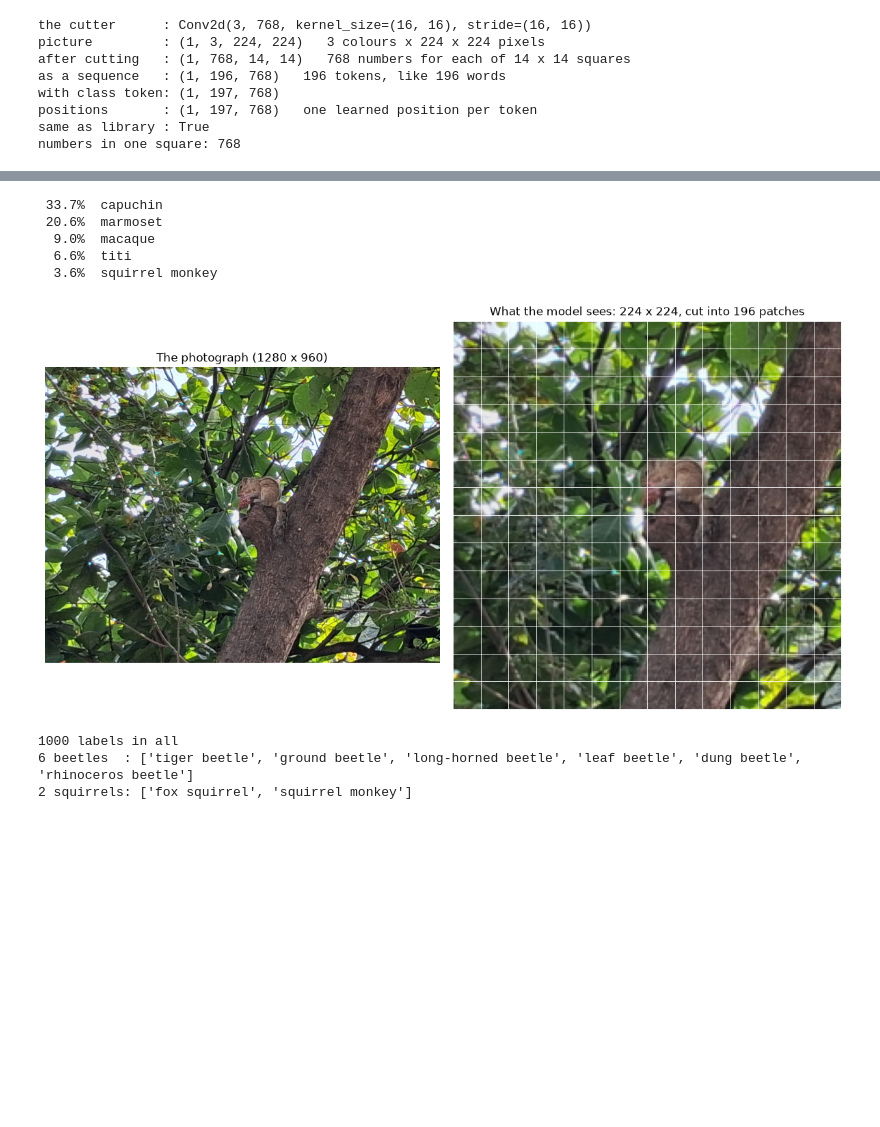
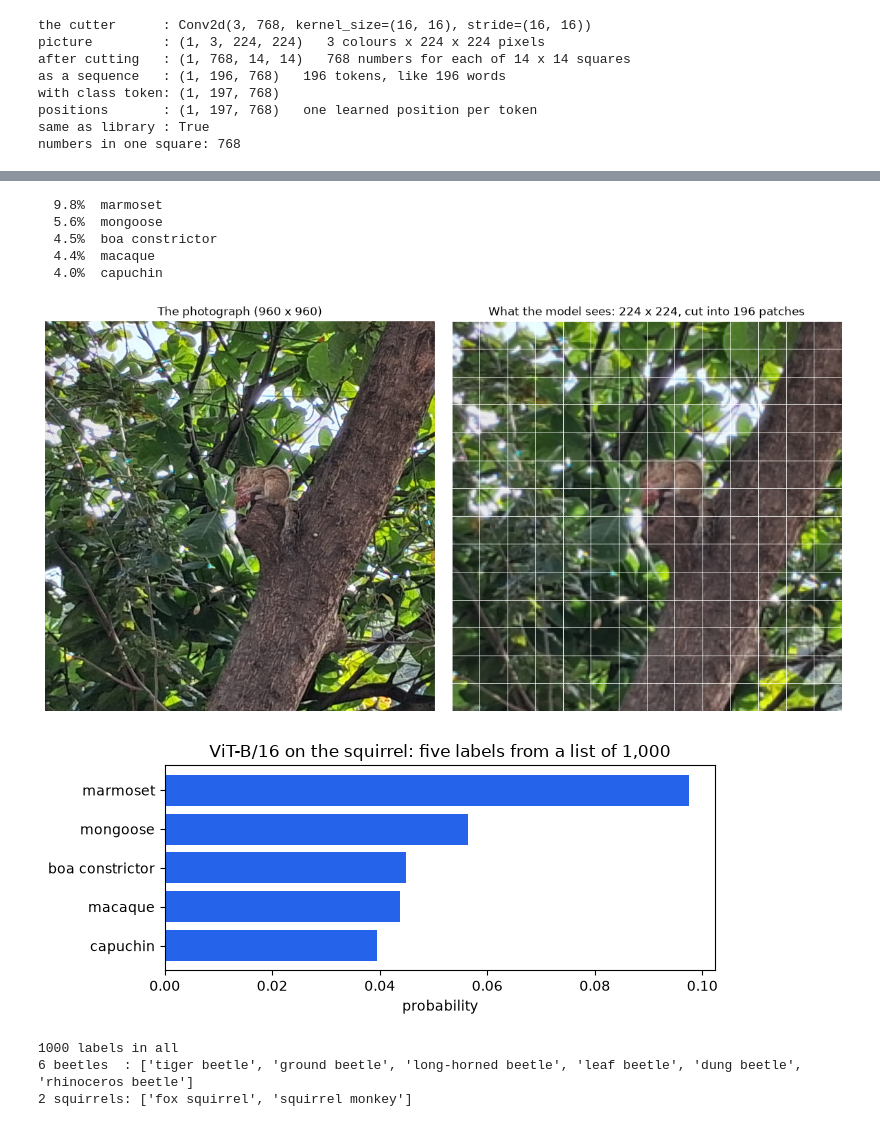
Before and after one commit to AnirbanDattaTech/axiom-ai-code, a Jupyter notebook: generative-ai/vision/02-vision-transformer/01-vision-transformer.ipynb, the cells around one changed output, grey strips where cells are left out. Saved outputs shown, nothing was run; the diff lists cells and outputs as text; code cells hidden in the pictures; blank space fills up the shorter version.

```diff
--- a/generative-ai/vision/02-vision-transformer/01-vision-transformer.ipynb
+++ b/generative-ai/vision/02-vision-transformer/01-vision-transformer.ipynb
@@ -130,40 +133,34 @@ plt.show()
 # %%
 # Cell 5: the same eye, a second photograph. The busy squirrel.
-def look(path, top_k=5):
-    im = ImageOps.exif_transpose(Image.open(path)).convert("RGB")
+def look(im, top_k=5):
     with torch.no_grad():
         p = model(weights.transforms()(im).unsqueeze(0).to(DEVICE)).softmax(dim=-1)[0]
     t = p.topk(top_k)
-    return im, [(labels[i], v) for v, i in zip(t.values.tolist(), t.indices.tolist())]
+    return [(labels[i], v) for v, i in zip(t.values.tolist(), t.indices.tolist())]
 
-def grid_figure(im, filename):
-    crop = F.center_crop(F.resize(im, 256), 224)
-    fig, axes = plt.subplots(1, 2, figsize=(12, 6))
-    axes[0].imshow(im)
-    axes[0].set_title(f"The photograph ({im.width} x {im.height})")
-    axes[1].imshow(crop)
-    axes[1].set_title("What the model sees: 224 x 224, cut into 196 patches")
-    for k in range(0, 225, 16):
-        axes[1].axhline(k - 0.5, color="white", lw=0.6)
-        axes[1].axvline(k - 0.5, color="white", lw=0.6)
-    for ax in axes:
-        ax.axis("off")
-    plt.tight_layout()
-    fig.savefig(POST_DIR / filename, dpi=150, bbox_inches="tight")
-    plt.show()
-
-im2, answers = look(POST_DIR / "photo-02.jpg")
+im2 = load_square(POST_DIR / "photo-02.jpg")
+answers = look(im2)
 for name, p in answers:
     print(f"{p:6.1%}  {name}")
 
 grid_figure(im2, "figure-03-squirrel-grid.png")
+
+names, values = zip(*answers)
+fig, ax = plt.subplots(figsize=(7, 3))
+ax.barh(list(names)[::-1], list(values)[::-1], color="#2563EB")
+ax.set_xlabel("probability")
+ax.set_title("ViT-B/16 on the squirrel: five labels from a list of 1,000")
+plt.tight_layout()
+fig.savefig(POST_DIR / "figure-04-squirrel-top5.png", dpi=150, bbox_inches="tight")
+plt.show()
 # %% [output]
- 33.7%  capuchin
- 20.6%  marmoset
-  9.0%  macaque
-  6.6%  titi
-  3.6%  squirrel monkey
+  9.8%  marmoset
+  5.6%  mongoose
+  4.5%  boa constrictor
+  4.4%  macaque
+  4.0%  capuchin
-[figure, old version]
+[figure, new version]
+[figure, added]
 # %%
 # Cell 6: the list itself. What words does the model have?
 beetles   = [l for l in labels if "beetle" in l]   # misses a few, e.g. ladybug and weevil
```
Also changed, not shown: parts of 3 cells of this notebook, 4 other files.
